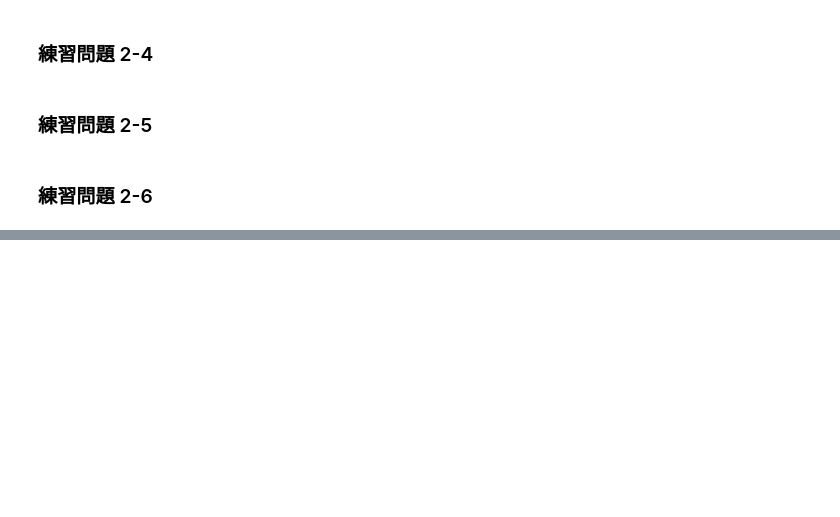
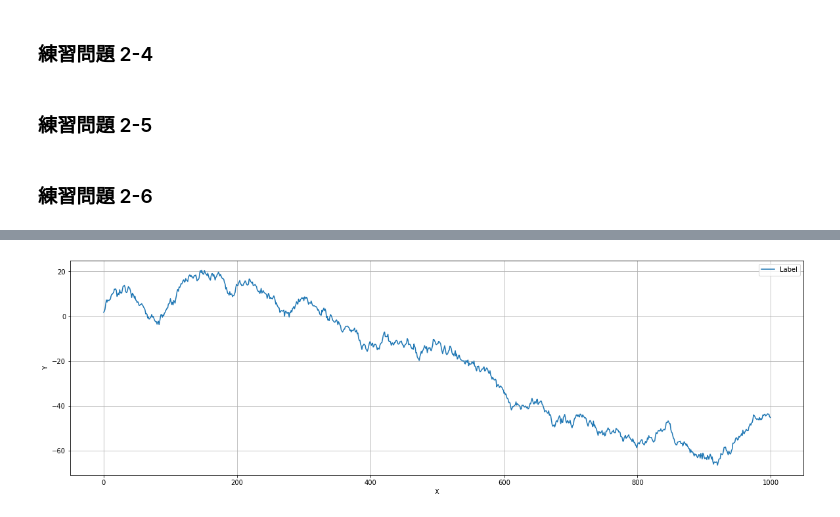
Before and after one commit to HidehikoMURAO/Data-Scientist-Training-Course, a Jupyter notebook: Chapter 2.ipynb, the cells around one changed output, grey strips where cells are left out. Cells and saved outputs as stored; diff of their text form; code cells hidden in the pictures; blank space fills up the shorter version.

```diff
--- a/Chapter 2.ipynb
+++ b/Chapter 2.ipynb
@@ -324,0 +689,24 @@ print(minimize_scalar(my_function, method = 'Brent'))
+# %%
+# 連続曲線
+
+# シード値の指定
+np.random.seed(0)
+
+# データの範囲
+numpy_data_x = np.arange(1000)
+
+# 乱数の発生と積み上げ
+numpy_random_data_y = np.random.randn(1000).cumsum()
+
+# グラフの大きさを指定
+plt.figure(figsize = (20, 6))
+
+# label= とlegendでラベルをつけることが可能
+plt.plot(numpy_data_x, numpy_random_data_y, label='Label')
+plt.legend()
+
+plt.xlabel('X')
+plt.ylabel('Y')
+plt.grid(True)
+# %% [output]
+[figure, added]
```
Also changed, not shown: parts of 57 cells of this notebook.
